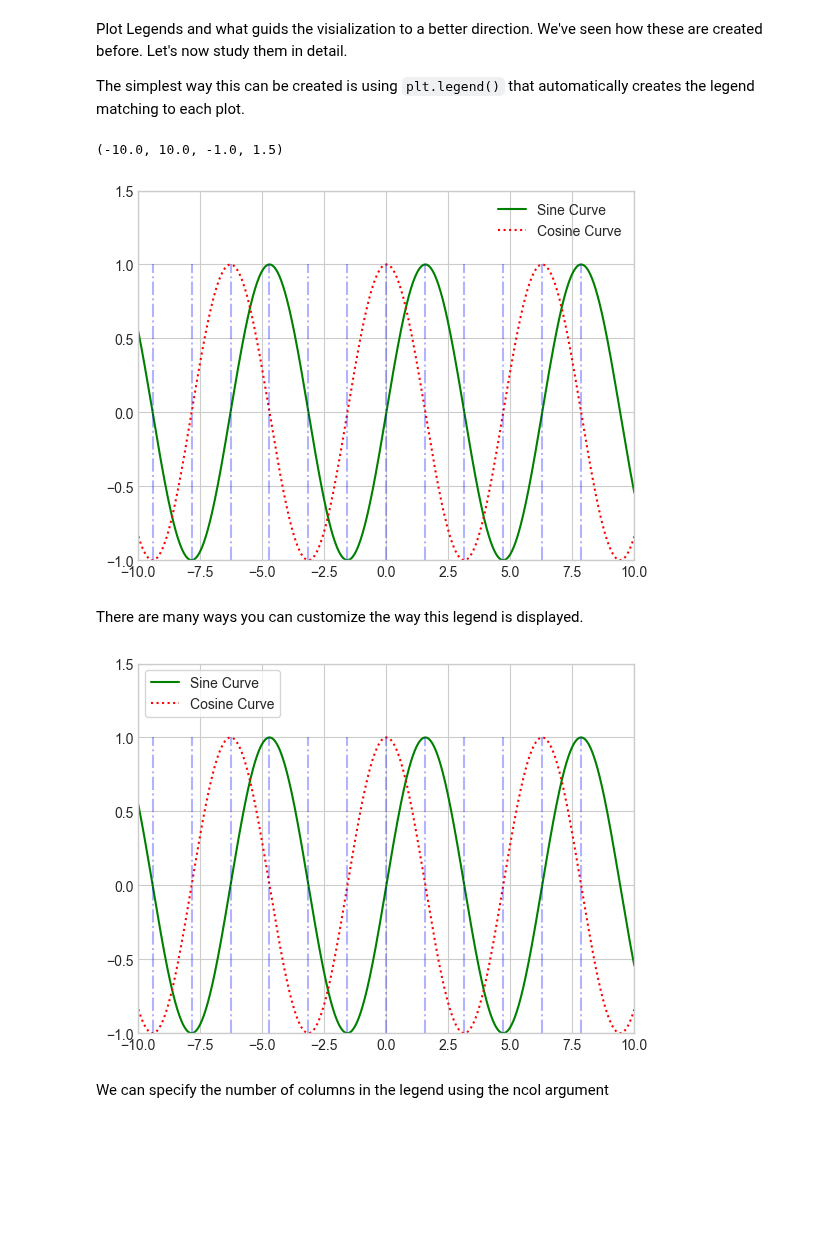
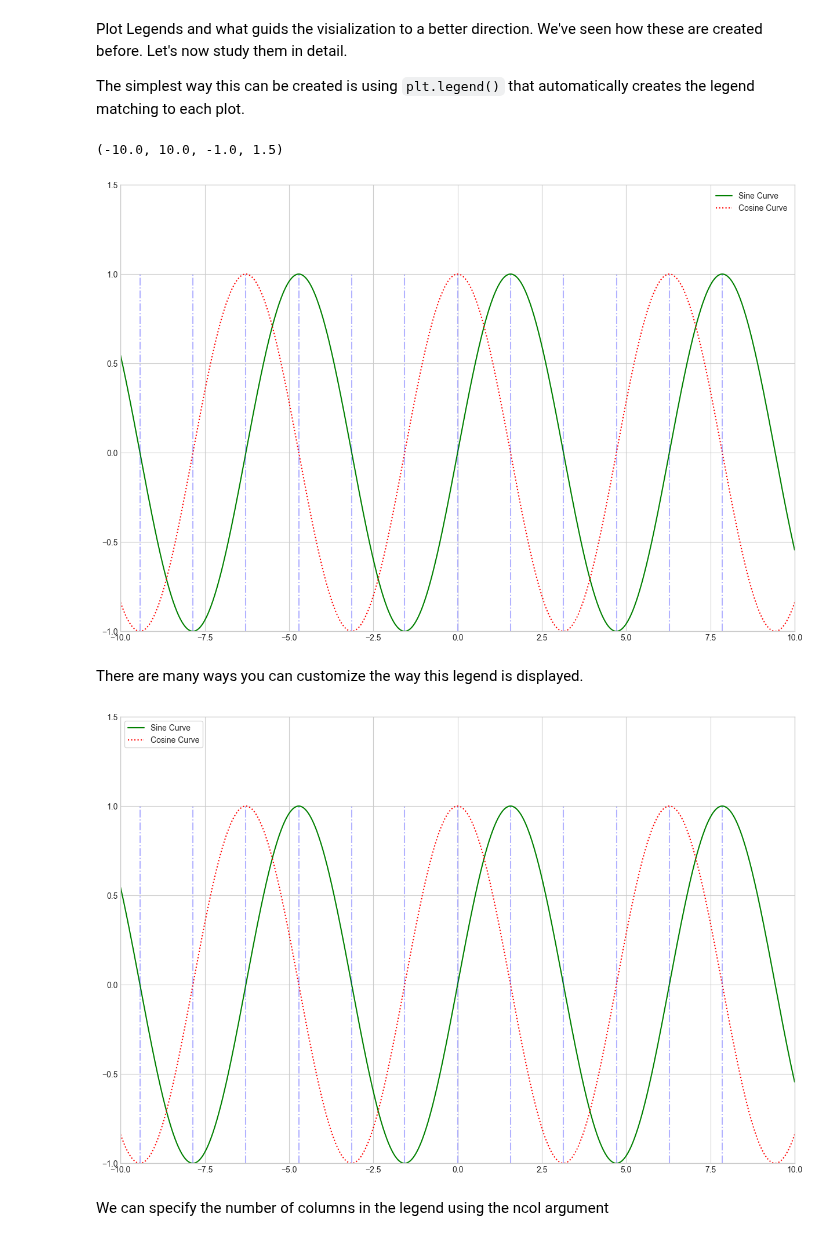
Before and after one commit to denis-james/Self-Learning, a Jupyter notebook: Matplotlib/6. Plot Legend Customization.ipynb, the cells around one changed output. Saved outputs shown, nothing was run; the diff lists cells and outputs as text; code cells hidden in the pictures; blank space fills up the shorter version.

Commit message:
Plot Legend Customization Finalized

```diff
--- a/Matplotlib/6. Plot Legend Customization.ipynb
+++ b/Matplotlib/6. Plot Legend Customization.ipynb
@@ -11,16 +11,16 @@ Plot Legends and what guids the visialization to a better direction. We've seen
 The simplest way this can be created is using `plt.legend()` that automatically creates the legend matching to each plot.
 # %%
 x=np.linspace(-10,10,1000)
-(fig,ax)=plt.subplots()
+(fig,ax)=plt.subplots(figsize=(15,10))
 ax.plot(x,np.sin(x),'-g',label='Sine Curve')
 ax.plot(x,np.cos(x),':r',label='Cosine Curve')
 for i in range(-6,6):
     ax.plot(np.zeros(2)+i*np.pi/2,np.linspace(-1,1,2),'-.b',alpha=.3)
 ax.legend()
 ax.axis((-10,10,-1,1.5))
 # %% [output]
 (-10.0, 10.0, -1.0, 1.5)
-[figure, old version]
+[figure, new version]
 # %% [markdown]
 There are many ways you can customize the way this legend is displayed.
 # %%
@@ -30,7 +30,7 @@ ax.legend(
 )
 fig
 # %% [output]
-[figure, old version]
+[figure, new version]
 # %% [markdown]
 We can specify the number of columns in the legend using the ncol argument
 # %%
```
Also changed, not shown: parts of 11 cells of this notebook, 1 other file.
